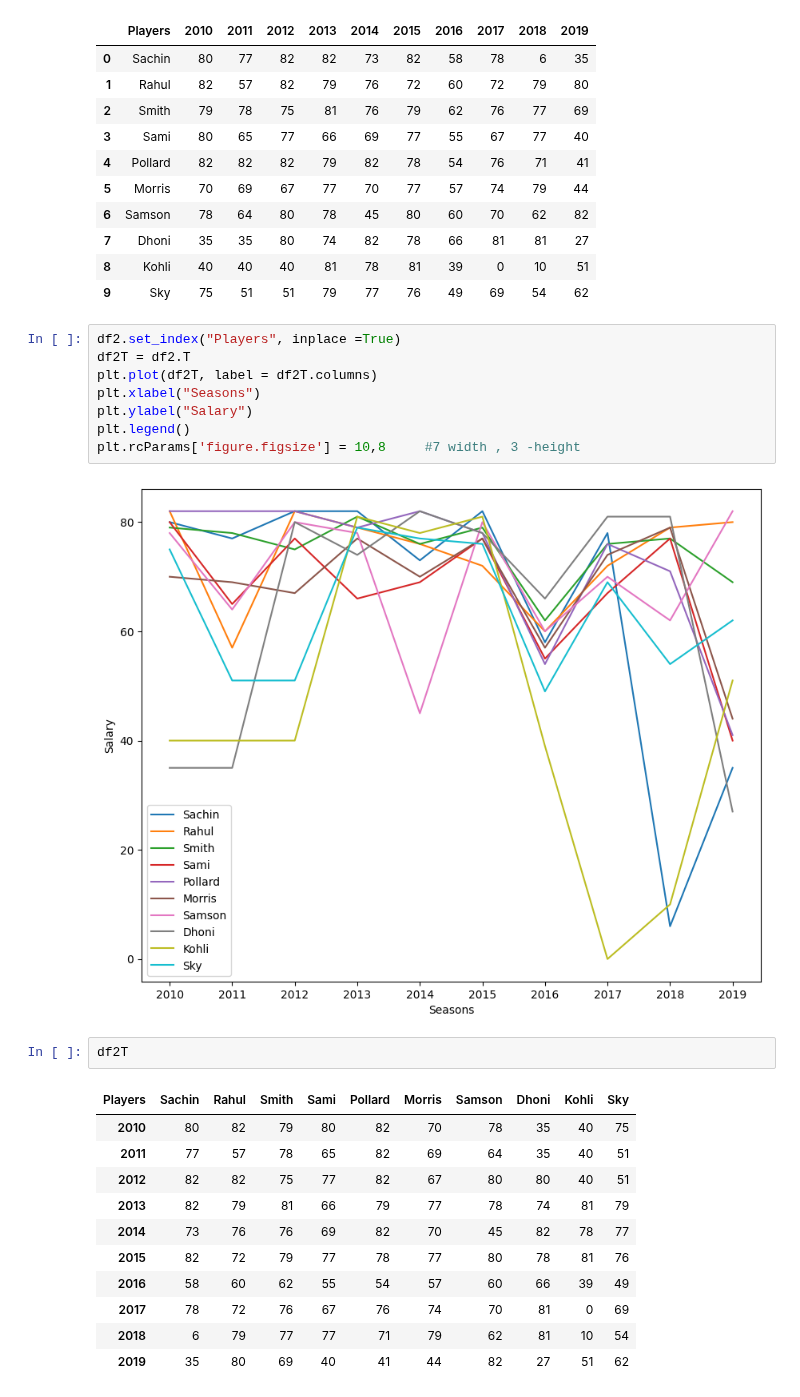
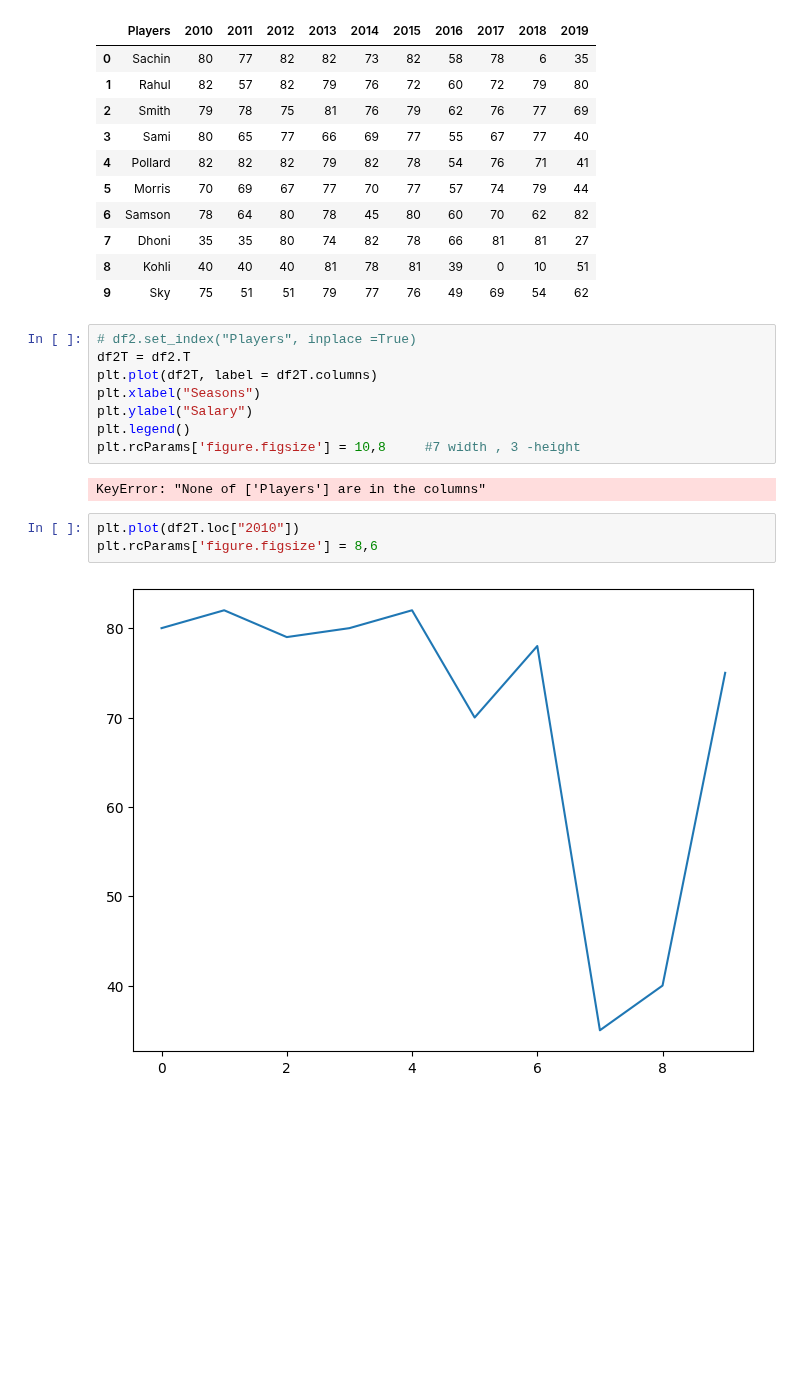
Before and after one commit to corpsedust/NareshIT, a Jupyter notebook: Self-practice(Tasks and IQ stuff)/IPL_DataAnalysis.ipynb, the cells around one changed output. Drawn from its saved outputs; the diff is of its cells as text; blank space fills up the shorter version.

```diff
--- a/Self-practice(Tasks and IQ stuff)/IPL_DataAnalysis.ipynb
+++ b/Self-practice(Tasks and IQ stuff)/IPL_DataAnalysis.ipynb
@@ -321,7 +308,7 @@ df2
 | 8 | Kohli | 40 | 40 | 40 | 81 | 78 | 81 | 39 | 0 | 10 | 51 |
 | 9 | Sky | 75 | 51 | 51 | 79 | 77 | 76 | 49 | 69 | 54 | 62 |
 # %%
-df2.set_index("Players", inplace =True)
+# df2.set_index("Players", inplace =True)
 df2T = df2.T
 plt.plot(df2T, label = df2T.columns)
 plt.xlabel("Seasons")
@@ -329,18 +316,9 @@ plt.ylabel("Salary")
 plt.legend()
 plt.rcParams['figure.figsize'] = 10,8     #7 width , 3 -height
 # %% [output]
-[figure, removed]
+KeyError: "None of ['Players'] are in the columns"
-# %%
-df2T
-# %% [output]
-| Players | Sachin | Rahul | Smith | Sami | Pollard | Morris | Samson | Dhoni | Kohli | Sky |
-| 2010 | 80 | 82 | 79 | 80 | 82 | 70 | 78 | 35 | 40 | 75 |
-| 2011 | 77 | 57 | 78 | 65 | 82 | 69 | 64 | 35 | 40 | 51 |
-| 2012 | 82 | 82 | 75 | 77 | 82 | 67 | 80 | 80 | 40 | 51 |
-| 2013 | 82 | 79 | 81 | 66 | 79 | 77 | 78 | 74 | 81 | 79 |
-| 2014 | 73 | 76 | 76 | 69 | 82 | 70 | 45 | 82 | 78 | 77 |
-| 2015 | 82 | 72 | 79 | 77 | 78 | 77 | 80 | 78 | 81 | 76 |
-| 2016 | 58 | 60 | 62 | 55 | 54 | 57 | 60 | 66 | 39 | 49 |
-| 2017 | 78 | 72 | 76 | 67 | 76 | 74 | 70 | 81 | 0 | 69 |
-| 2018 | 6 | 79 | 77 | 77 | 71 | 79 | 62 | 81 | 10 | 54 |
-| 2019 | 35 | 80 | 69 | 40 | 41 | 44 | 82 | 27 | 51 | 62 |
+# %%
+plt.plot(df2T.loc["2010"])
+plt.rcParams['figure.figsize'] = 8,6
+# %% [output]
+[figure, added]
```
Also changed, not shown: parts of 4 cells of this notebook, 2 other files.
